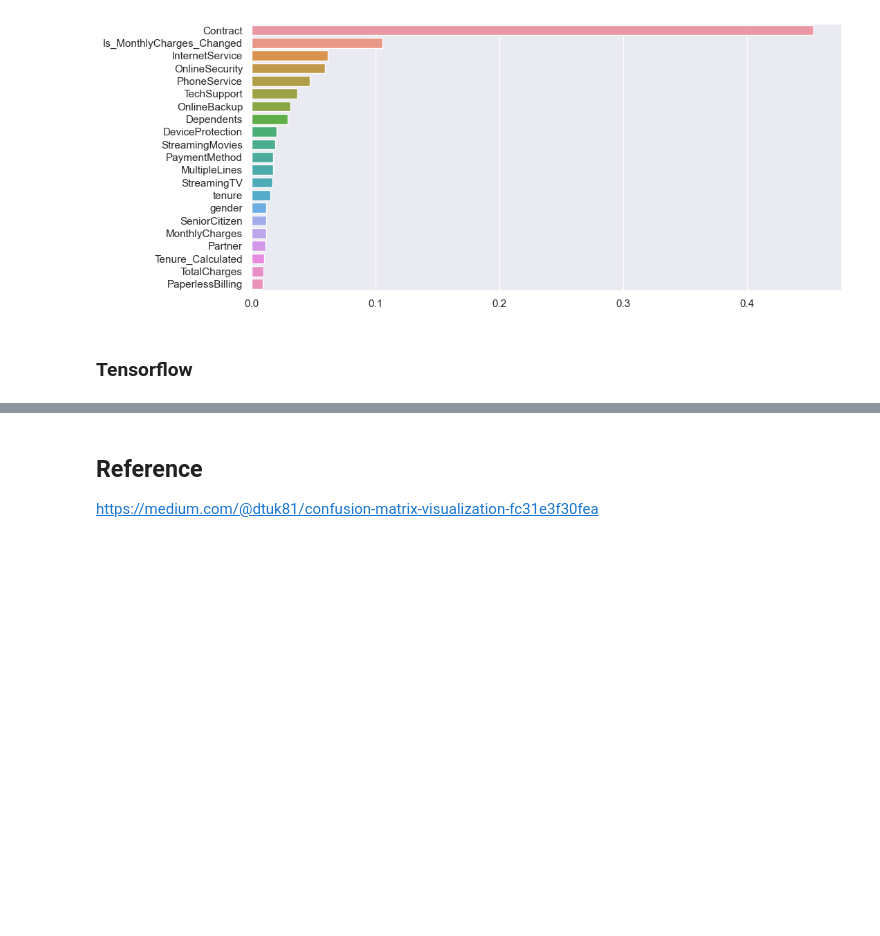
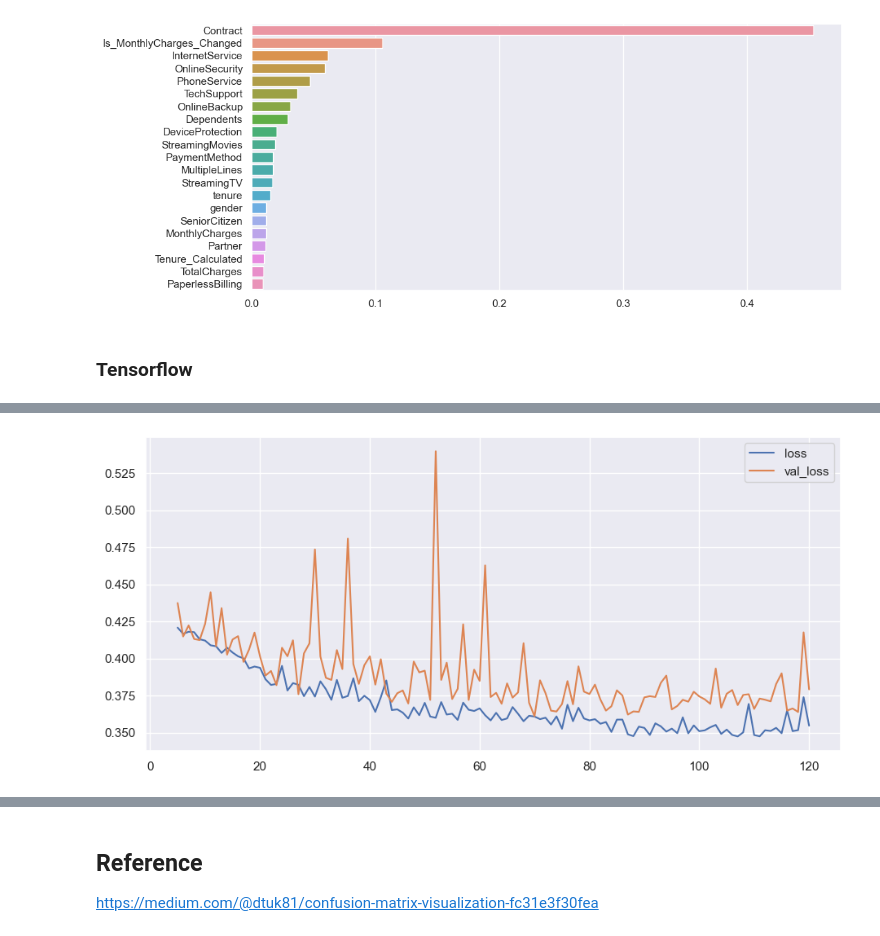
Before and after one commit to Lavinialau/Telecom-churn, a Jupyter notebook: 01_code/0_summary.ipynb, the cells around one changed output, grey strips where cells are left out. Cells and saved outputs as stored; diff of their text form; code cells hidden in the pictures; blank space fills up the shorter version.

```diff
--- a/01_code/0_summary.ipynb
+++ b/01_code/0_summary.ipynb
@@ -530,0 +599,6 @@ sns.barplot(x = xgb_importance.values,
+# %%
+# observe overfitting/underfitting to adjust the model
+history_df = pd.DataFrame(history.history)
+history_df.loc[5:, ['loss', 'val_loss']].plot()
+print("Minimum Validation Loss: {:0.4f}".format(history_df['val_loss'].min()));
+# %% [output]
@@ -530,0 +606 @@ sns.barplot(x = xgb_importance.values,
+[figure, added]
```
Also changed, not shown: parts of 5 cells of this notebook.
